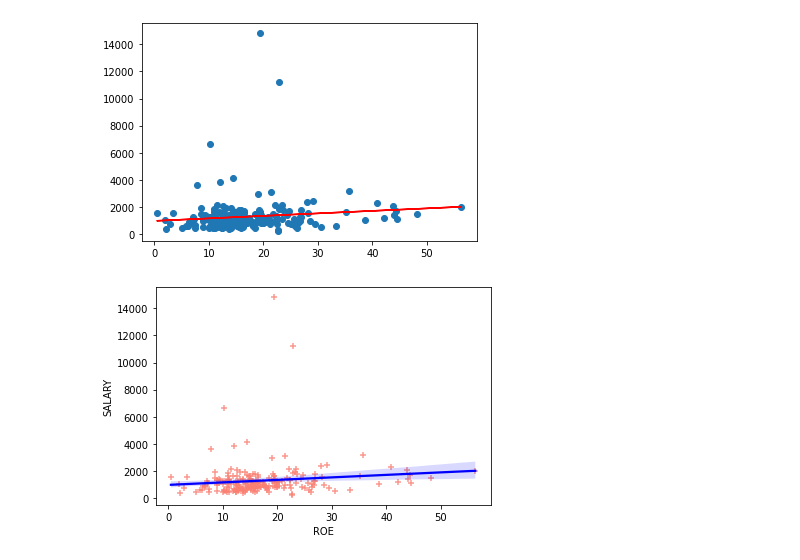
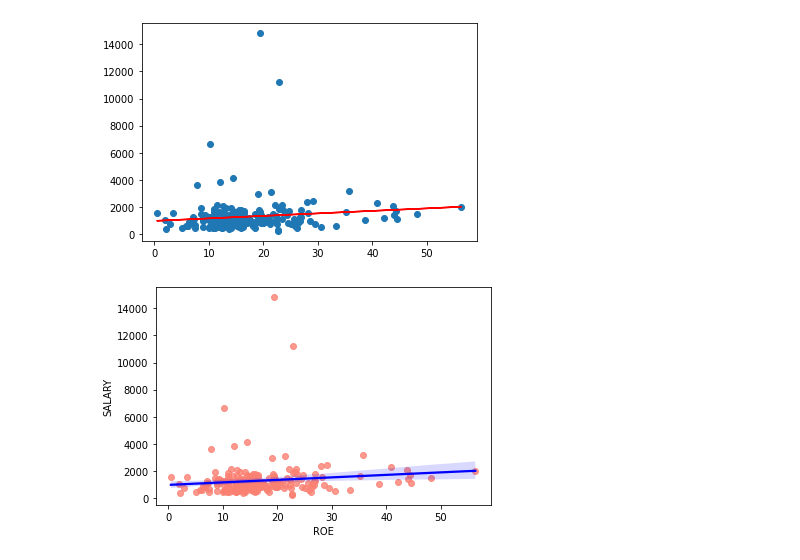
Before and after one commit to crisdavid3335/Econometria_with_python, a Jupyter notebook: Regresion_lineal_simple_wooldridge.ipynb, the cells around one changed output. Saved outputs shown, nothing was run; the diff lists cells and outputs as text; code cells hidden in the pictures.

```diff
--- a/Regresion_lineal_simple_wooldridge.ipynb
+++ b/Regresion_lineal_simple_wooldridge.ipynb
@@ -17,7 +19,7 @@ from sklearn.linear_model import LinearRegression
 # %%
 # Se cargan los datos
 data = pd.read_excel(
-    'C:/Users/crisd/OneDrive/Escritorio/libros/ceosal1.xlsx', usecols=['SALARY', 'ROE'])
+    'C:/Users/crisd/OneDrive/Escritorio/libros/Datasets/ceosal1.xlsx', usecols=['SALARY', 'ROE'])
 data.head()
 # %% [output]
 |  | ROE | SALARY |
@@ -114,7 +116,7 @@ plt.show()
 [figure]
 # %%
 # Otra forma de graficar el modelo.
-sns.regplot(x=X, y=y, color='salmon', marker='+', line_kws={'color': 'b'})
+sns.regplot(x=X, y=y, color='salmon', marker='o', line_kws={'color': 'b'})
 plt.show()
 # %% [output]
-[figure, old version]
+[figure, new version]
```
Also changed, not shown: parts of 17 cells of this notebook.
